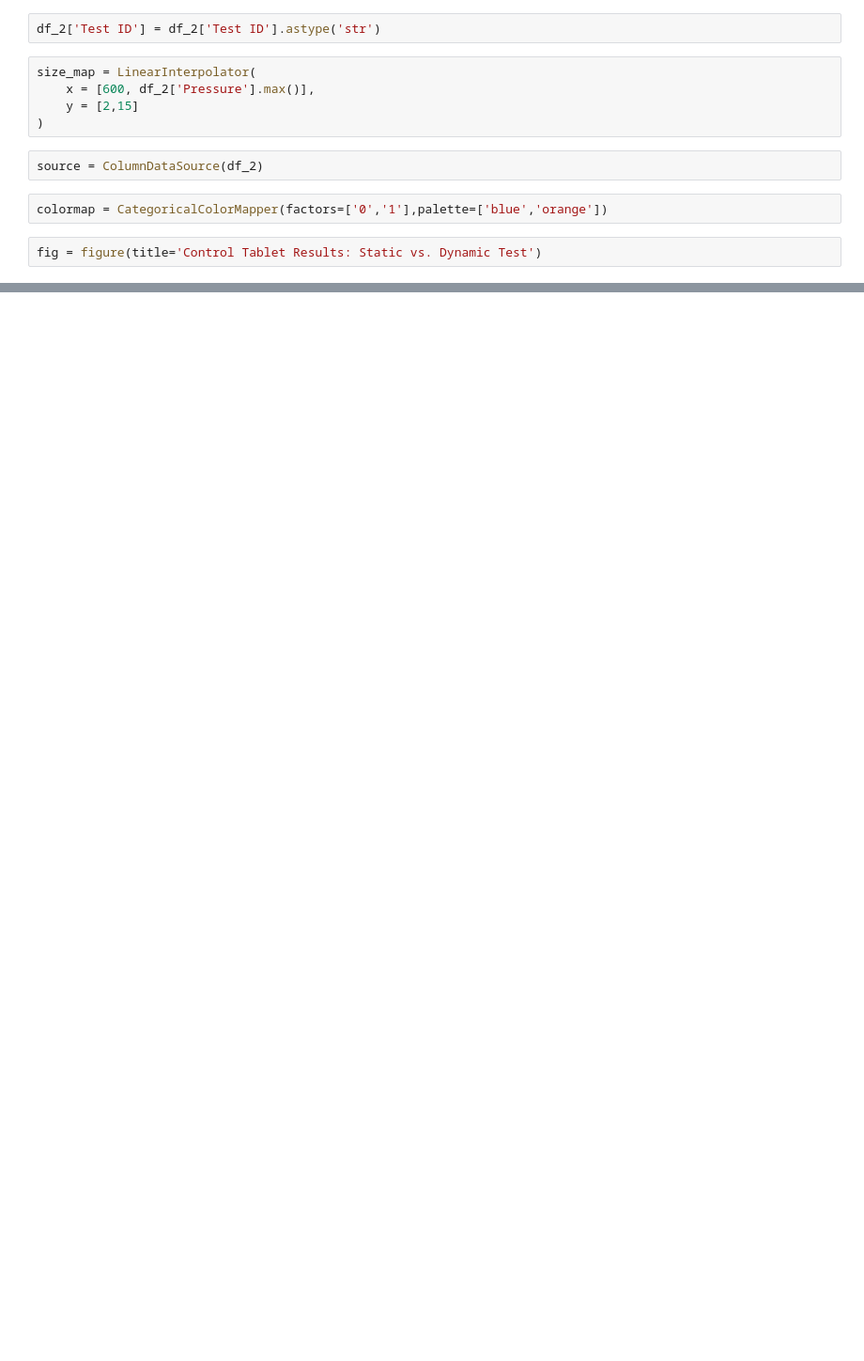
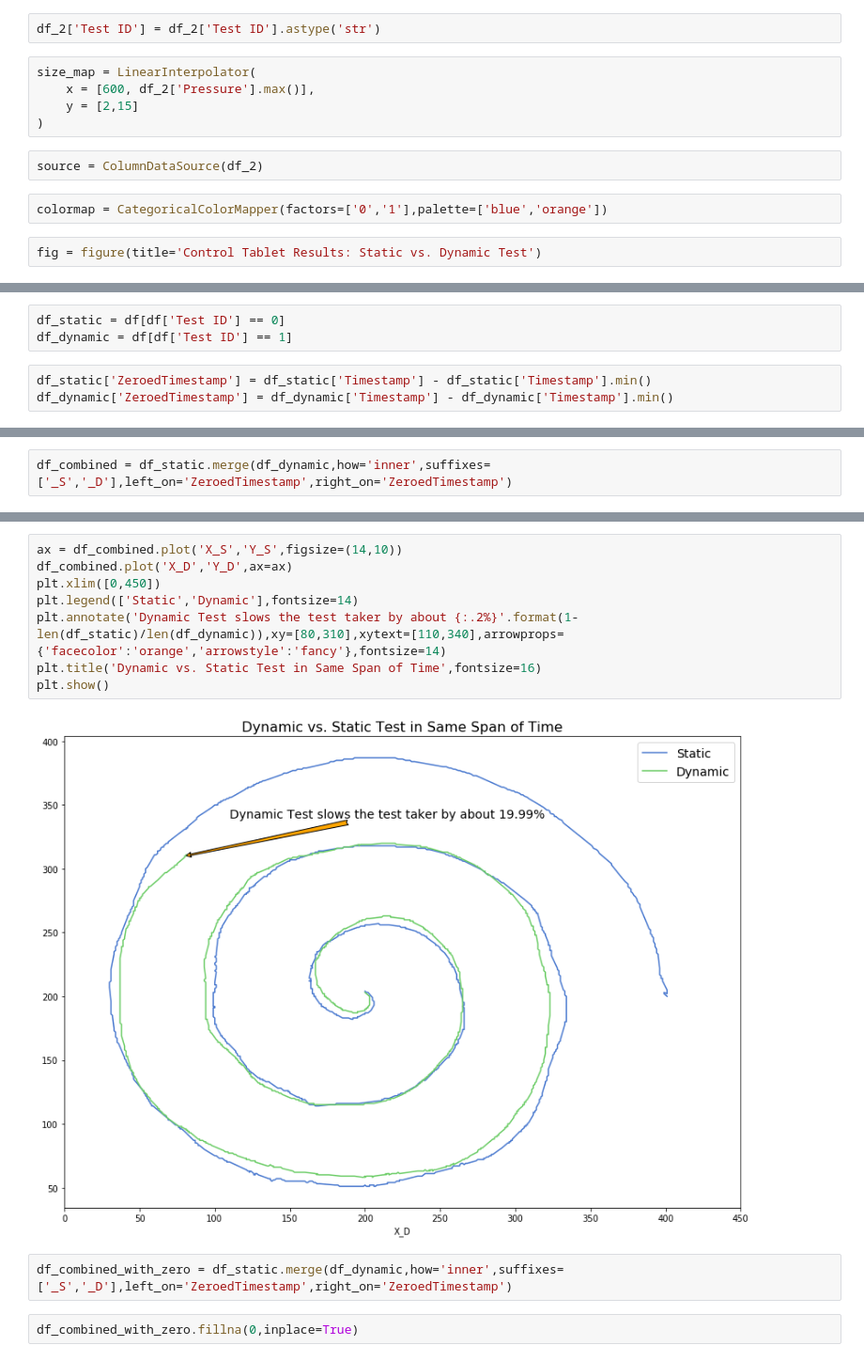
Before and after one commit to MichaelNormandyGavin/parkinsons, a Jupyter notebook: parkinsons.ipynb, the cells around one changed output, grey strips where cells are left out. Shown at 94% size. Saved outputs shown, nothing was run; the diff lists cells and outputs as text; blank space fills up the shorter version.

```diff
--- a/parkinsons.ipynb
+++ b/parkinsons.ipynb
@@ -227,0 +238,6 @@ show(fig)
+# %%
+df_static = df[df['Test ID'] == 0]
+df_dynamic = df[df['Test ID'] == 1]
+# %%
+df_static['ZeroedTimestamp'] = df_static['Timestamp'] - df_static['Timestamp'].min()
+df_dynamic['ZeroedTimestamp'] = df_dynamic['Timestamp'] - df_dynamic['Timestamp'].min()
@@ -227,0 +254,2 @@ show(fig)
+# %%
+df_combined = df_static.merge(df_dynamic,how='inner',suffixes=['_S','_D'],left_on='ZeroedTimestamp',right_on='ZeroedTimestamp')
@@ -227,0 +265,14 @@ show(fig)
+# %%
+ax = df_combined.plot('X_S','Y_S',figsize=(14,10))
+df_combined.plot('X_D','Y_D',ax=ax)
+plt.xlim([0,450])
+plt.legend(['Static','Dynamic'],fontsize=14)
+plt.annotate('Dynamic Test slows the test taker by about {:.2%}'.format(1-len(df_static)/len(df_dynamic)),xy=[80,310],xytext=[110,340],arrowprops={'facecolor':'orange','arrowstyle':'fancy'},fontsize=14)
+plt.title('Dynamic vs. Static Test in Same Span of Time',fontsize=16)
+plt.show()
+# %% [output]
+[figure, added]
+# %%
+df_combined_with_zero = df_static.merge(df_dynamic,how='inner',suffixes=['_S','_D'],left_on='ZeroedTimestamp',right_on='ZeroedTimestamp')
+# %%
+df_combined_with_zero.fillna(0,inplace=True)
```
Also changed, not shown: parts of 17 cells of this notebook, 1 other file.
